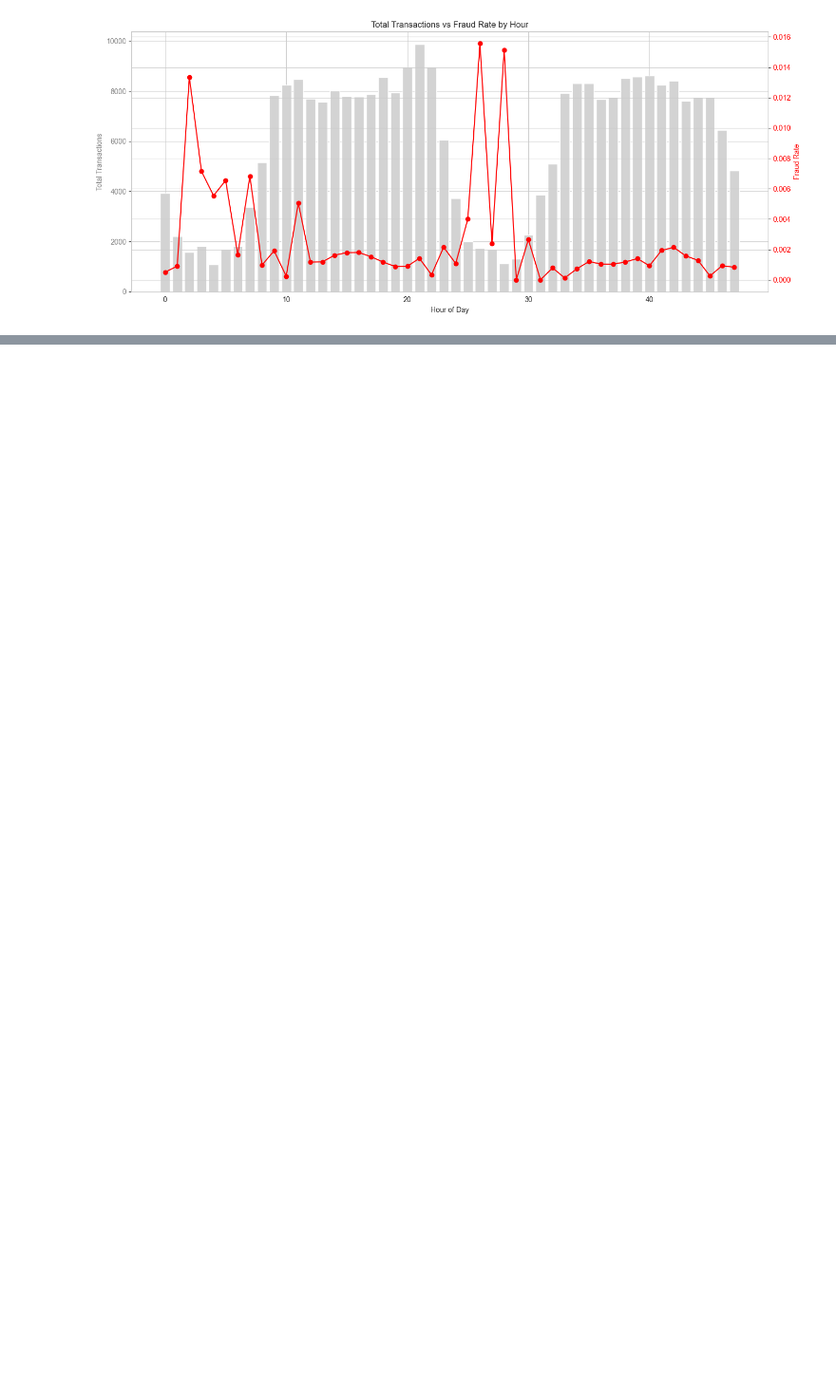
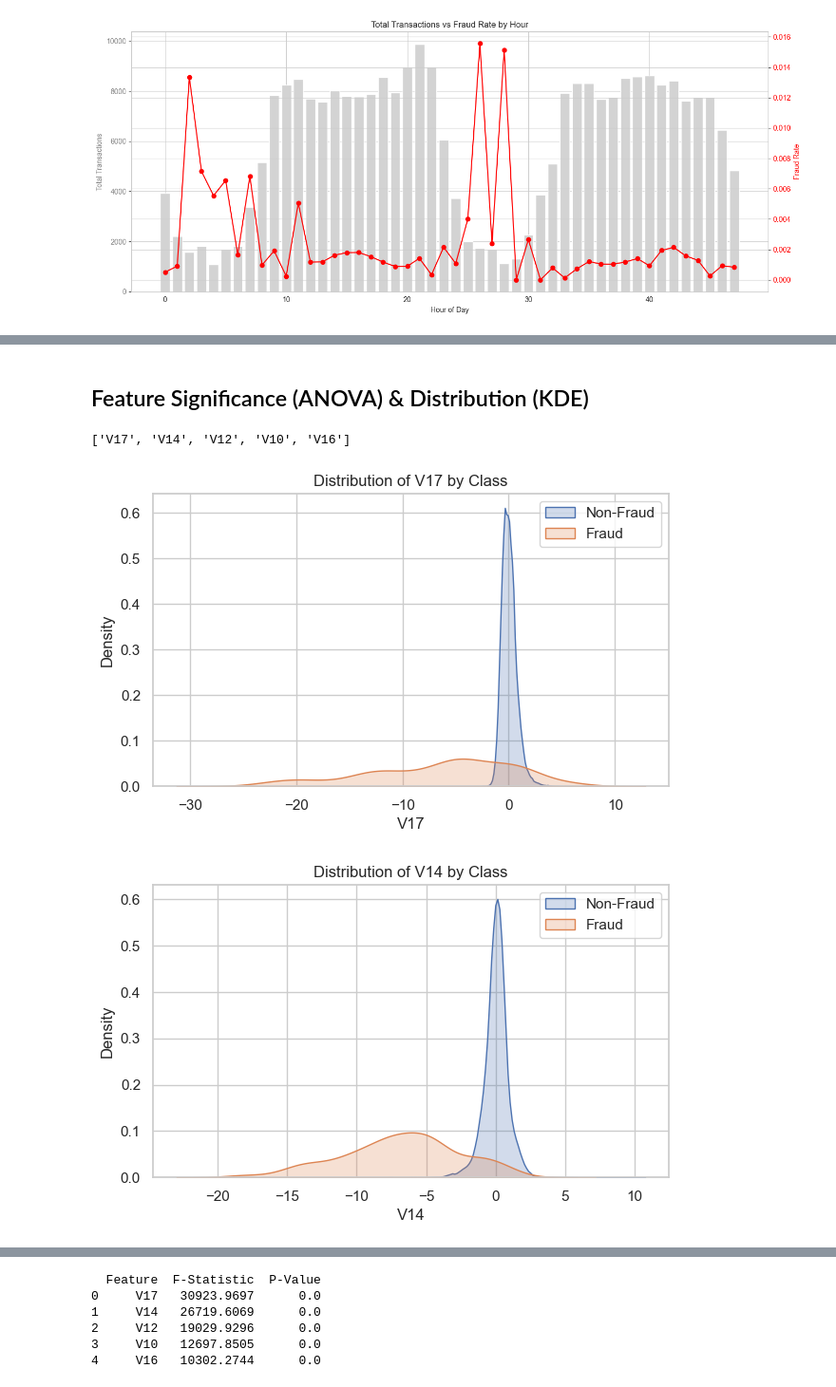
Before and after one commit to esteban-93/Fraude-detection, a Jupyter notebook: notebooks/exploratory.ipynb, the cells around one changed output, grey strips where cells are left out. Shown at 95% size. Drawn from its saved outputs; the diff is of its cells as text; code cells hidden in the pictures; blank space fills up the shorter version.

```diff
--- a/notebooks/exploratory.ipynb
+++ b/notebooks/exploratory.ipynb
@@ -399,0 +429,39 @@ plt.show()
+# %% [markdown]
+## Feature Significance (ANOVA) & Distribution (KDE)
+# %%
+top_features
+# %% [output]
+['V17', 'V14', 'V12', 'V10', 'V16']
+# %%
+# Store results
+anova_results = []
+
+# Loop through features
+for feat in top_features:
+    fraud_values = df[df['Class'] == 1][feat]
+    nonfraud_values = df[df['Class'] == 0][feat]
+
+    # ANOVA test
+    f_stat, p_val = f_oneway(fraud_values, nonfraud_values)
+
+    # Append result
+    anova_results.append({
+        'Feature': feat,
+        'F-Statistic': f_stat,
+        'P-Value': p_val
+    })
+
+    # Plot
+    plt.figure(figsize=(7, 4))
+    sns.kdeplot(nonfraud_values, label='Non-Fraud', fill=True)
+    sns.kdeplot(fraud_values, label='Fraud', fill=True)
+    plt.title(f'Distribution of {feat} by Class')
+    plt.legend()
+    plt.show()
+
+# Create and show ANOVA summary
+anova_df = pd.DataFrame(anova_results)
+print(anova_df.sort_values(by='F-Statistic', ascending=False).round(4))
+# %% [output]
+[figure, added]
+[figure, added]
@@ -399,0 +471,6 @@ plt.show()
+  Feature  F-Statistic  P-Value
+0     V17   30923.9697      0.0
+1     V14   26719.6069      0.0
+2     V12   19029.9296      0.0
+3     V10   12697.8505      0.0
+4     V16   10302.2744      0.0
```
Also changed, not shown: parts of 10 cells of this notebook, 25 other files.
